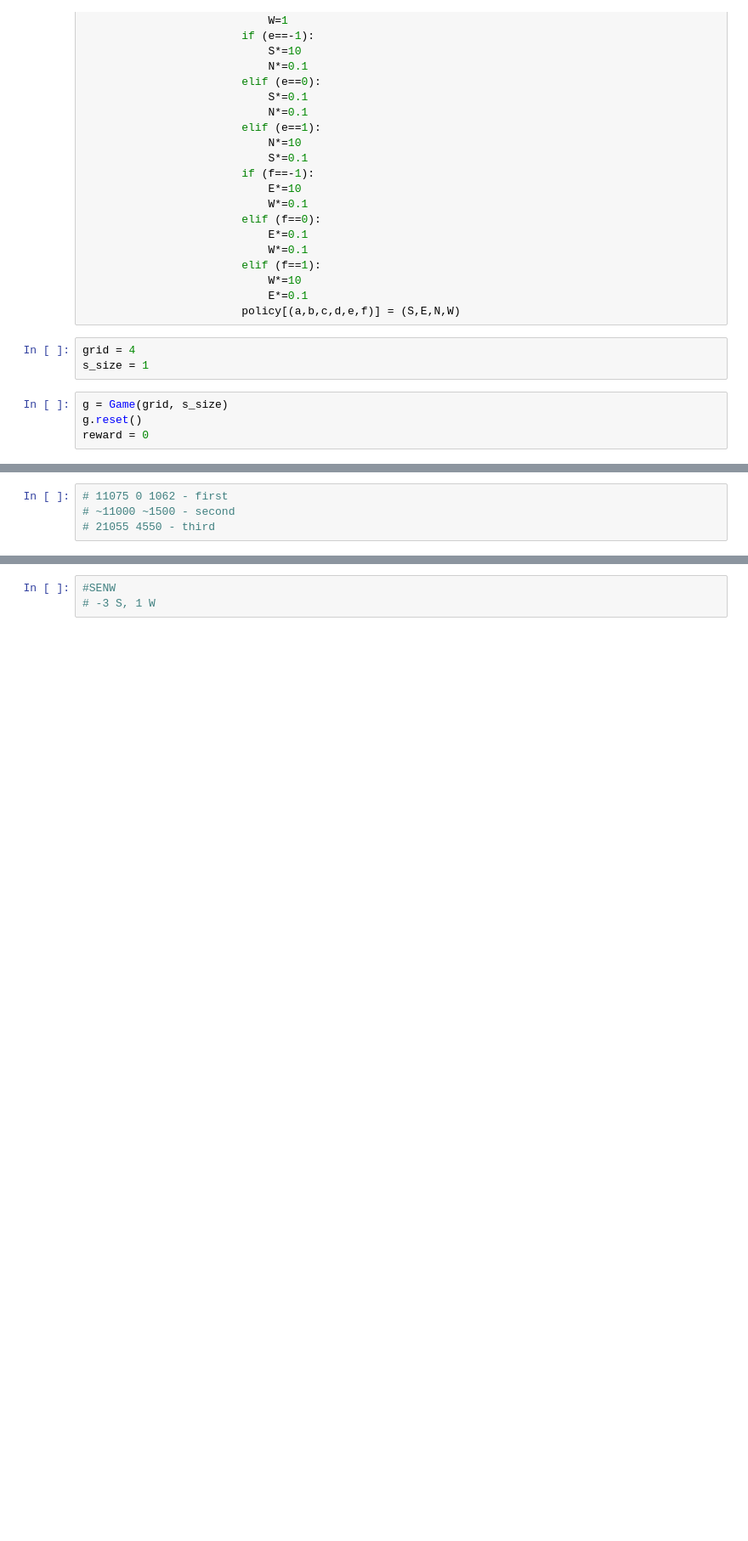
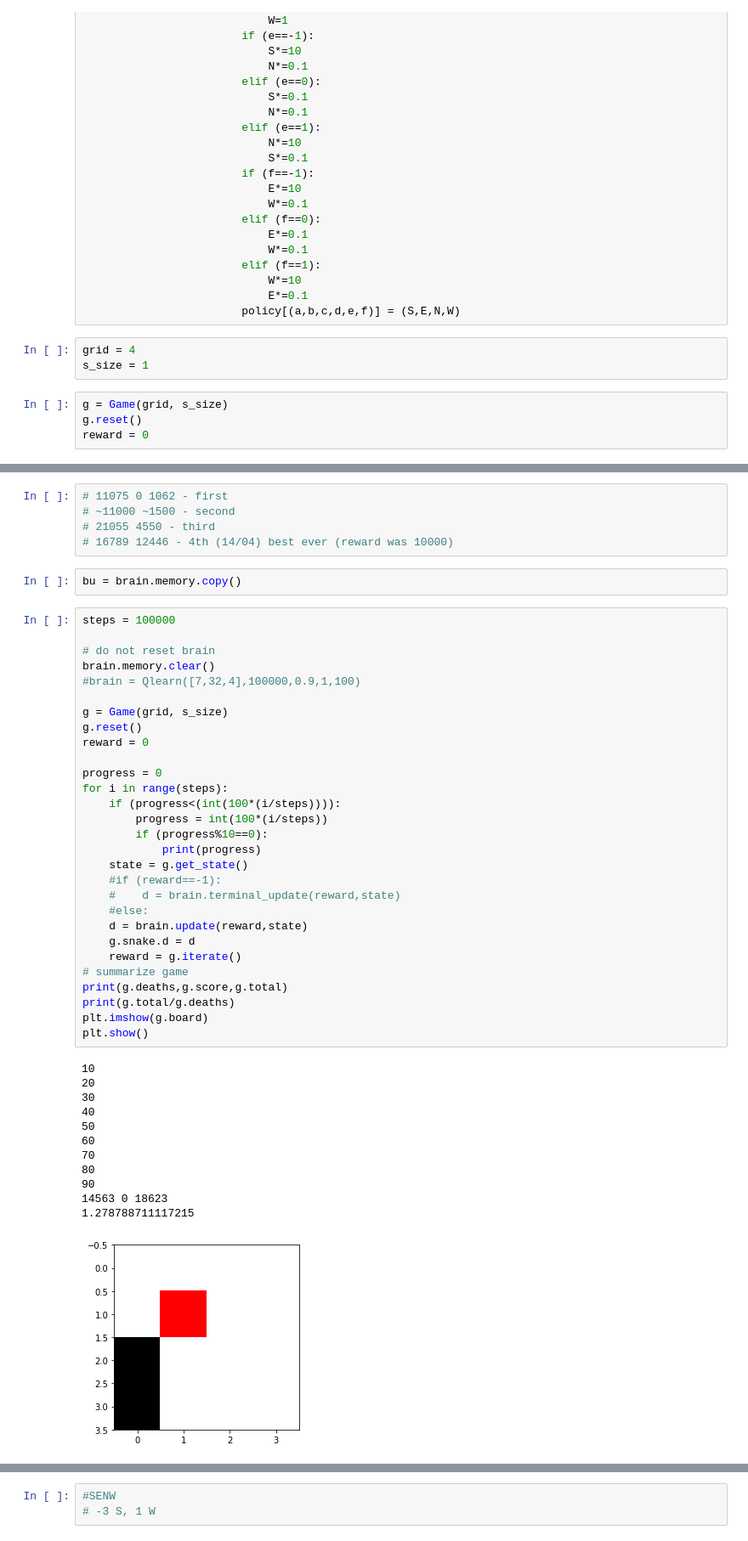
Before and after one commit to ralhadeff/basic-machine-learning, a Jupyter notebook: QLearning/snake.ipynb, the cells around one changed output, grey strips where cells are left out. Shown at 85% size. Saved outputs shown, nothing was run; the diff lists cells and outputs as text; blank space fills up the shorter version.

```diff
--- a/QLearning/snake.ipynb
+++ b/QLearning/snake.ipynb
@@ -265,3 +261,48 @@ plt.show()
 # 11075 0 1062 - first
 # ~11000 ~1500 - second
 # 21055 4550 - third
+# 16789 12446 - 4th (14/04) best ever (reward was 10000)
+# %%
+bu = brain.memory.copy()
+# %%
+steps = 100000
+
+# do not reset brain
+brain.memory.clear()
+#brain = Qlearn([7,32,4],100000,0.9,1,100)
+
+g = Game(grid, s_size)
+g.reset()
+reward = 0
+
+progress = 0
+for i in range(steps):
+    if (progress<(int(100*(i/steps)))):
+        progress = int(100*(i/steps))
+        if (progress%10==0):
+            print(progress)
+    state = g.get_state()
+    #if (reward==-1):
+    #    d = brain.terminal_update(reward,state)
+    #else:
+    d = brain.update(reward,state)
+    g.snake.d = d
+    reward = g.iterate()
+# summarize game
+print(g.deaths,g.score,g.total)
+print(g.total/g.deaths)
+plt.imshow(g.board)
+plt.show()
+# %% [output]
+10
+20
+30
+40
+50
+60
+70
+80
+90
+14563 0 18623
+1.278788711117215
+[figure, added]
```
Also changed, not shown: parts of 9 cells of this notebook.
